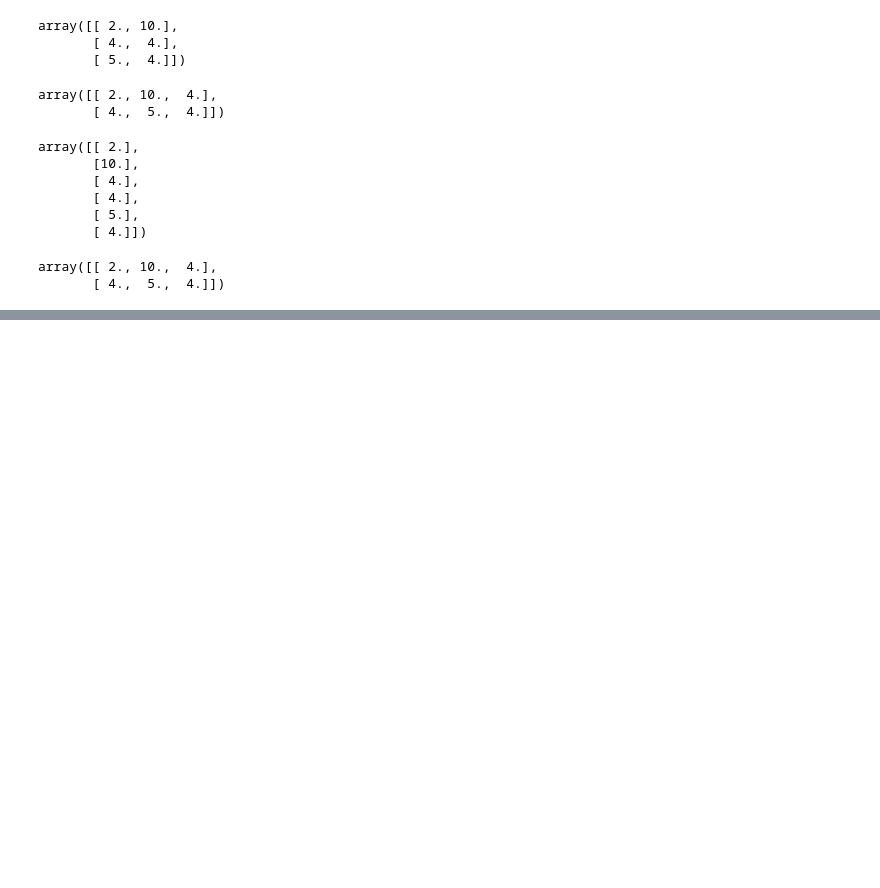
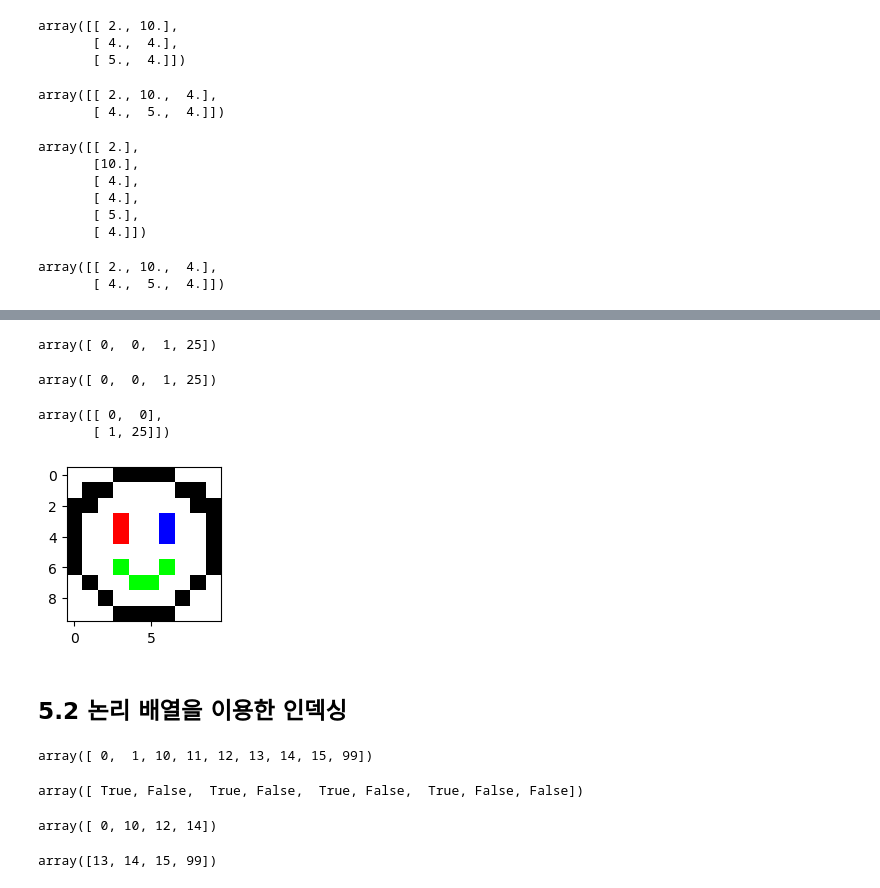
Before and after one commit to tangerineTaste/ai_x, a Jupyter notebook: source/01_python/ch10_N차원 배열 다루기.ipynb, the cells around one changed output, grey strips where cells are left out. Saved outputs shown, nothing was run; the diff lists cells and outputs as text; code cells hidden in the pictures; blank space fills up the shorter version.

```diff
--- a/source/01_python/ch10_N차원 배열 다루기.ipynb
+++ b/source/01_python/ch10_N차원 배열 다루기.ipynb
@@ -385,0 +1104,63 @@ array([[ 2., 10.,  4.],
+# %%
+a[[0,0,1,5]]
+# %% [output]
+array([ 0,  0,  1, 25])
+# %%
+# 인덱싱하기 위한 값을 배열로 만듦
+i = np.array([0,0,1,5])
+a[i]
+# %% [output]
+array([ 0,  0,  1, 25])
+# %%
+# 인덱싱하기 위한 값을 배열로 만듦
+j = np.array([[0,0],
+             [1,5]])
+a[j]
+# %% [output]
+array([[ 0,  0],
+       [ 1, 25]])
+# %%
+palette = np.array([[0,0,0], #black
+                    [255,0,0],     #red
+                    [0,255,0],     #green
+                    [0,0,255],     #blue
+                    [255,255,255]])#white
+# %%
+image_index = np.array([[4,4,4,0,0,0,0,4,4,4],
+                        [4,0,0,4,4,4,4,0,0,4],
+                        [0,0,4,4,4,4,4,4,0,0],
+                        [0,4,4,1,4,4,3,4,4,0],
+                        [0,4,4,1,4,4,3,4,4,0],
+                        [0,4,4,4,4,4,4,4,4,0],
+                        [0,4,4,2,4,4,2,4,4,0],
+                        [4,0,4,4,2,2,4,4,0,4],
+                        [4,4,0,4,4,4,4,0,4,4],
+                        [4,4,4,0,0,0,0,4,4,4]])
+image_data = palette[image_index]
+# %%
+from matplotlib import pyplot as plt
+plt.figure(figsize=(2,2))
+plt.imshow(image_data)
+plt.show()
+# %% [output]
+[figure, added]
+# %% [markdown]
+## 5.2 논리 배열을 이용한 인덱싱
+# %%
+a = np.array([0,1,10,11,12,13,14,15,99])
+a
+# %% [output]
+array([ 0,  1, 10, 11, 12, 13, 14, 15, 99])
+# %%
+a%2==0
+# %% [output]
+array([ True, False,  True, False,  True, False,  True, False, False])
+# %%
+a[a%2==0] # 논리 배열을 이용한 인덱싱 시 True요소만 인덱싱
+# %% [output]
+array([ 0, 10, 12, 14])
+# %%
+# a에서 12보다 큰값만 추출
+a[a>12]
+# %% [output]
+array([13, 14, 15, 99])
```
Also changed, not shown: parts of 111 cells of this notebook, 1 other file.
